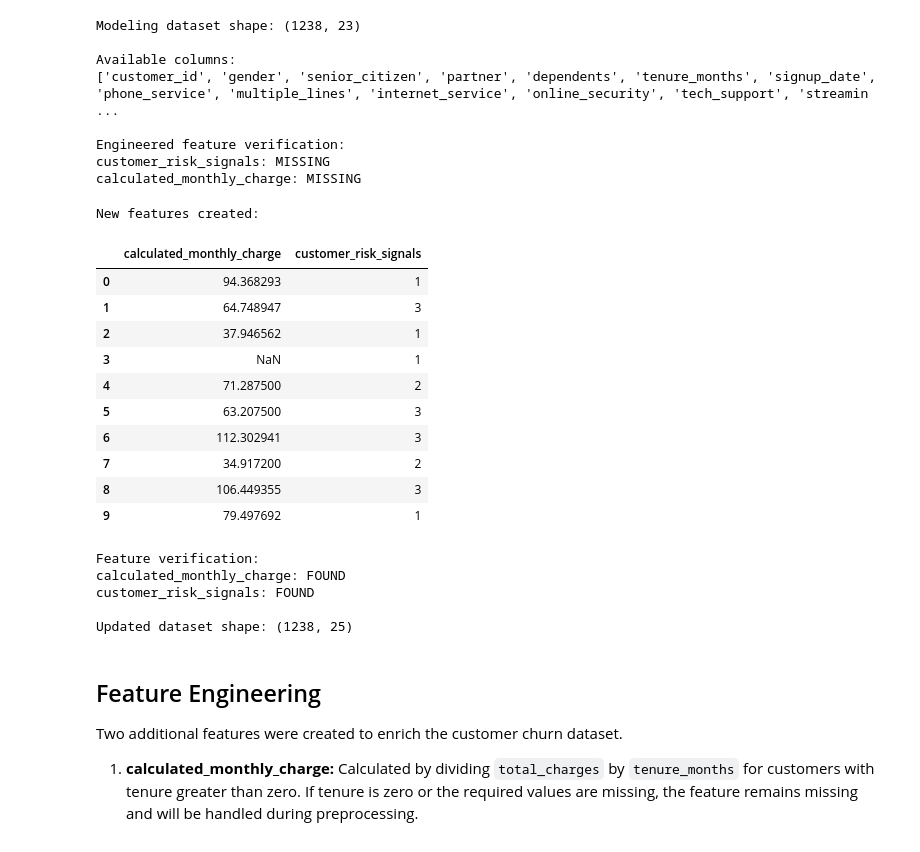
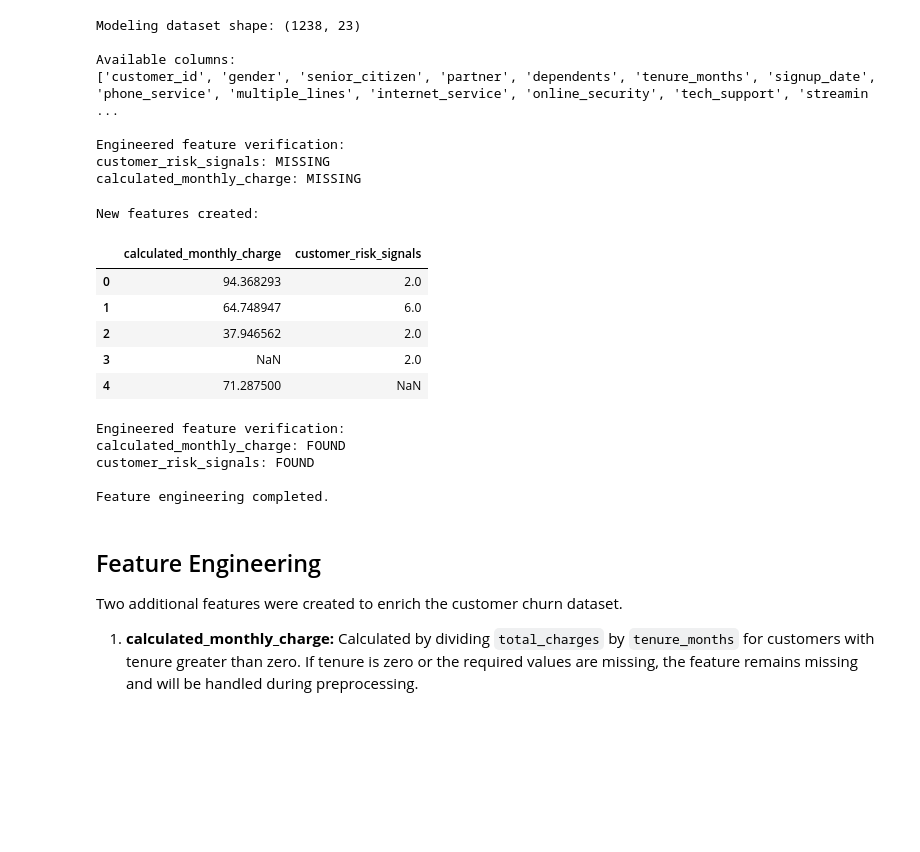
Before and after one commit to RabyanKhan/telecom-churn-prediction, a Jupyter notebook: Telecom_Churn_Prediction.ipynb, the cells around one changed output. Cells and saved outputs as stored; diff of their text form; code cells hidden in the pictures; blank space fills up the shorter version.

```diff
--- a/Telecom_Churn_Prediction.ipynb
+++ b/Telecom_Churn_Prediction.ipynb
@@ -971,77 +971,74 @@ calculated_monthly_charge: MISSING
 # %%
 
 # REQUIREMENT 9: Feature Engineering
 # Work on a separate copy; preserve the original CSV.
 
 feature_df = model_df.copy()
 
 # Feature 1: Estimated average monthly charge
 # Avoid division by zero and leave unavailable values missing.
+feature_df["calculated_monthly_charge"] = np.nan
+
 valid_tenure = feature_df["tenure_months"] > 0
 
-feature_df["calculated_monthly_charge"] = np.nan
+total_charges = pd.to_numeric(
+    feature_df["total_charges"],
+    errors="coerce"
+)
+
+tenure_months = pd.to_numeric(
+    feature_df["tenure_months"],
+    errors="coerce"
+)
 
 feature_df.loc[valid_tenure, "calculated_monthly_charge"] = (
-    feature_df.loc[valid_tenure, "total_charges"]
-    / feature_df.loc[valid_tenure, "tenure_months"]
+    total_charges.loc[valid_tenure]
+    / tenure_months.loc[valid_tenure]
 )
 
-# Feature 2: Count of observed customer risk signals.
-# Signals: 3+ support calls, any late payments,
-# month-to-month contract, and tenure of 12 months or less.
-risk_signals = pd.DataFrame(index=feature_df.index)
+# Feature 2: Customer risk signals
+# Keep the definition consistent with train_model.py and app.py.
+# It is the sum of support calls and late payments.
+feature_df["customer_risk_signals"] = (
+    pd.to_numeric(feature_df["support_calls"], errors="coerce")
+    + pd.to_numeric(feature_df["late_payments"], errors="coerce")
+)
 
-risk_signals["frequent_support_calls"] = (
-    feature_df["support_calls"] >= 3
-).astype(int)
+# Display the engineered features.
+print("New features created:")
 
-risk_signals["late_payment_history"] = (
-    feature_df["late_payments"] >= 1
-).astype(int)
-
-risk_signals["month_to_month_contract"] = (
-    feature_df["contract_type"].eq("Month-to-month")
-).astype(int)
-
-risk_signals["short_tenure"] = (
-    feature_df["tenure_months"] <= 12
-).astype(int)
-
-feature_df["customer_risk_signals"] = risk_signals.sum(axis=1)
-
-print("New features created:")
 display(
     feature_df[
         [
             "calculated_monthly_charge",
             "customer_risk_signals"
         ]
-    ].head(10)
+    ].head()
 )
 
-print("\nFeature verification:")
-for col in ["calculated_monthly_charge", "customer_risk_signals"]:
+# Verify that both engineered features exist.
+print("\nEngineered feature verification:")
+
+for col in [
+    "calculated_monthly_charge",
+    "customer_risk_signals"
+]:
     print(f"{col}: {'FOUND' if col in feature_df.columns else 'MISSING'}")
 
-print("\nUpdated dataset shape:", feature_df.shape)
+print("\nFeature engineering completed.")
 # %% [output]
 New features created:
 |  | calculated_monthly_charge | customer_risk_signals |
-| 0 | 94.368293 | 1 |
-| 1 | 64.748947 | 3 |
-| 2 | 37.946562 | 1 |
-| 3 | NaN | 1 |
-| 4 | 71.287500 | 2 |
-| 5 | 63.207500 | 3 |
-| 6 | 112.302941 | 3 |
-| 7 | 34.917200 | 2 |
-| 8 | 106.449355 | 3 |
-| 9 | 79.497692 | 1 |
+| 0 | 94.368293 | 2.0 |
+| 1 | 64.748947 | 6.0 |
+| 2 | 37.946562 | 2.0 |
+| 3 | NaN | 2.0 |
+| 4 | 71.287500 | NaN |
-Feature verification:
+Engineered feature verification:
 calculated_monthly_charge: FOUND
 customer_risk_signals: FOUND
 
-Updated dataset shape: (1238, 25)
+Feature engineering completed.
 # %% [markdown]
 ## Feature Engineering
 
```
